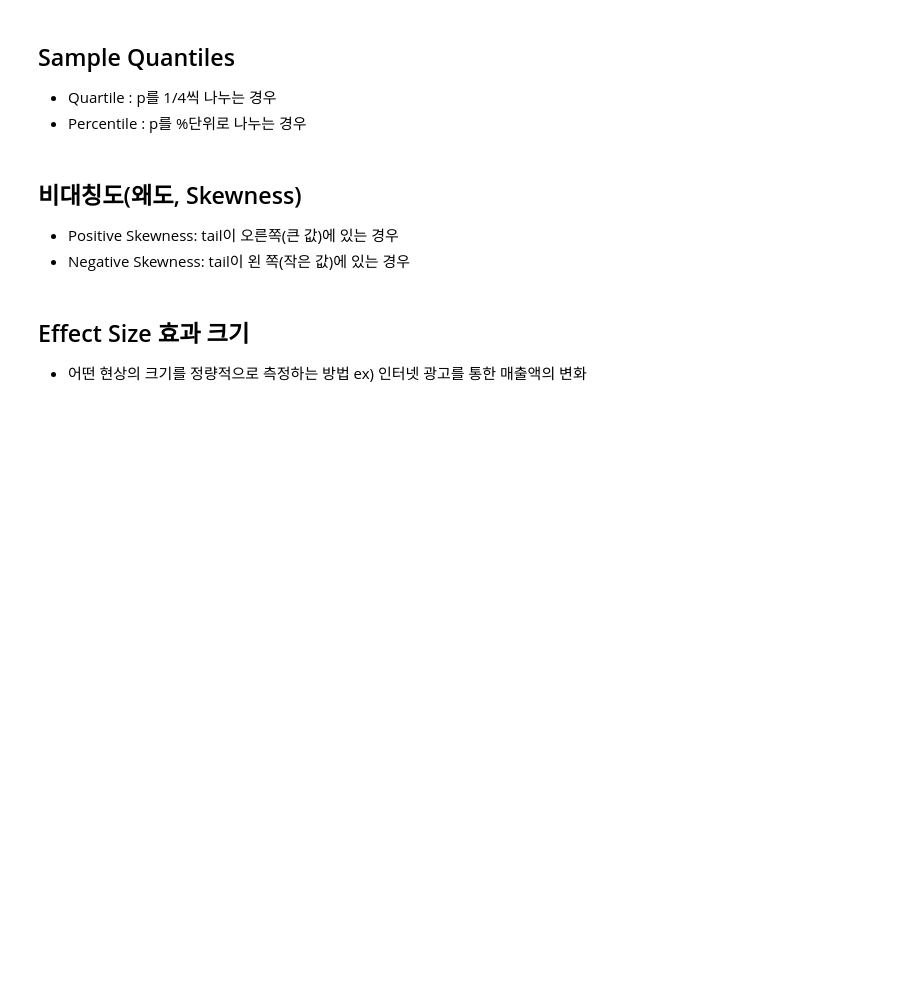
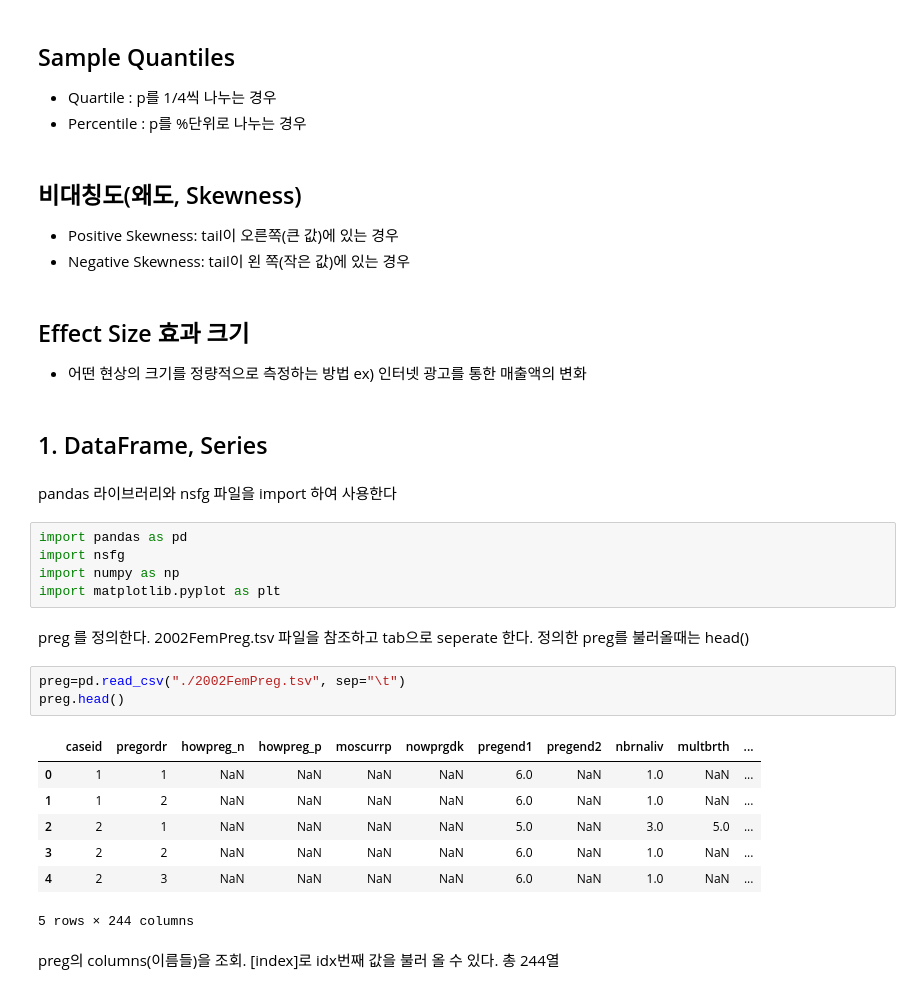
Before and after one commit to sungwon-097/Univ-Study, a Jupyter notebook: 확률과통계(python)/WEEK03_pandasbasic.ipynb, the cells around one changed output. Cells and saved outputs as stored; diff of their text form; blank space fills up the shorter version.

```diff
--- a/확률과통계(python)/WEEK03_pandasbasic.ipynb
+++ b/확률과통계(python)/WEEK03_pandasbasic.ipynb
@@ -38,3 +38,28 @@ Date : 21.09.15
 ## Effect Size 효과 크기
 
 + 어떤 현상의 크기를 정량적으로 측정하는 방법 ex) 인터넷 광고를 통한 매출액의 변화
+# %% [markdown]
+## 1. DataFrame, Series
+# %% [markdown]
+pandas 라이브러리와 nsfg 파일을 import 하여 사용한다
+# %%
+import pandas as pd
+import nsfg
+import numpy as np
+import matplotlib.pyplot as plt
+# %% [markdown]
+preg 를 정의한다. 2002FemPreg.tsv 파일을 참조하고 tab으로 seperate 한다.
+정의한 preg를 불러올때는 head()
+# %%
+preg=pd.read_csv("./2002FemPreg.tsv", sep="\t")
+preg.head()
+# %% [output]
+|  | caseid | pregordr | howpreg_n | howpreg_p | moscurrp | nowprgdk | pregend1 | pregend2 | nbrnaliv | multbrth | ... |
+| 0 | 1 | 1 | NaN | NaN | NaN | NaN | 6.0 | NaN | 1.0 | NaN | ... |
+| 1 | 1 | 2 | NaN | NaN | NaN | NaN | 6.0 | NaN | 1.0 | NaN | ... |
+| 2 | 2 | 1 | NaN | NaN | NaN | NaN | 5.0 | NaN | 3.0 | 5.0 | ... |
+| 3 | 2 | 2 | NaN | NaN | NaN | NaN | 6.0 | NaN | 1.0 | NaN | ... |
+| 4 | 2 | 3 | NaN | NaN | NaN | NaN | 6.0 | NaN | 1.0 | NaN | ... |
+5 rows × 244 columns
+# %% [markdown]
+preg의 columns(이름들)을 조회. [index]로 idx번째 값을 불러 올 수 있다. 총 244열
```
Also changed, not shown: parts of 42 cells of this notebook, 30 other files.
